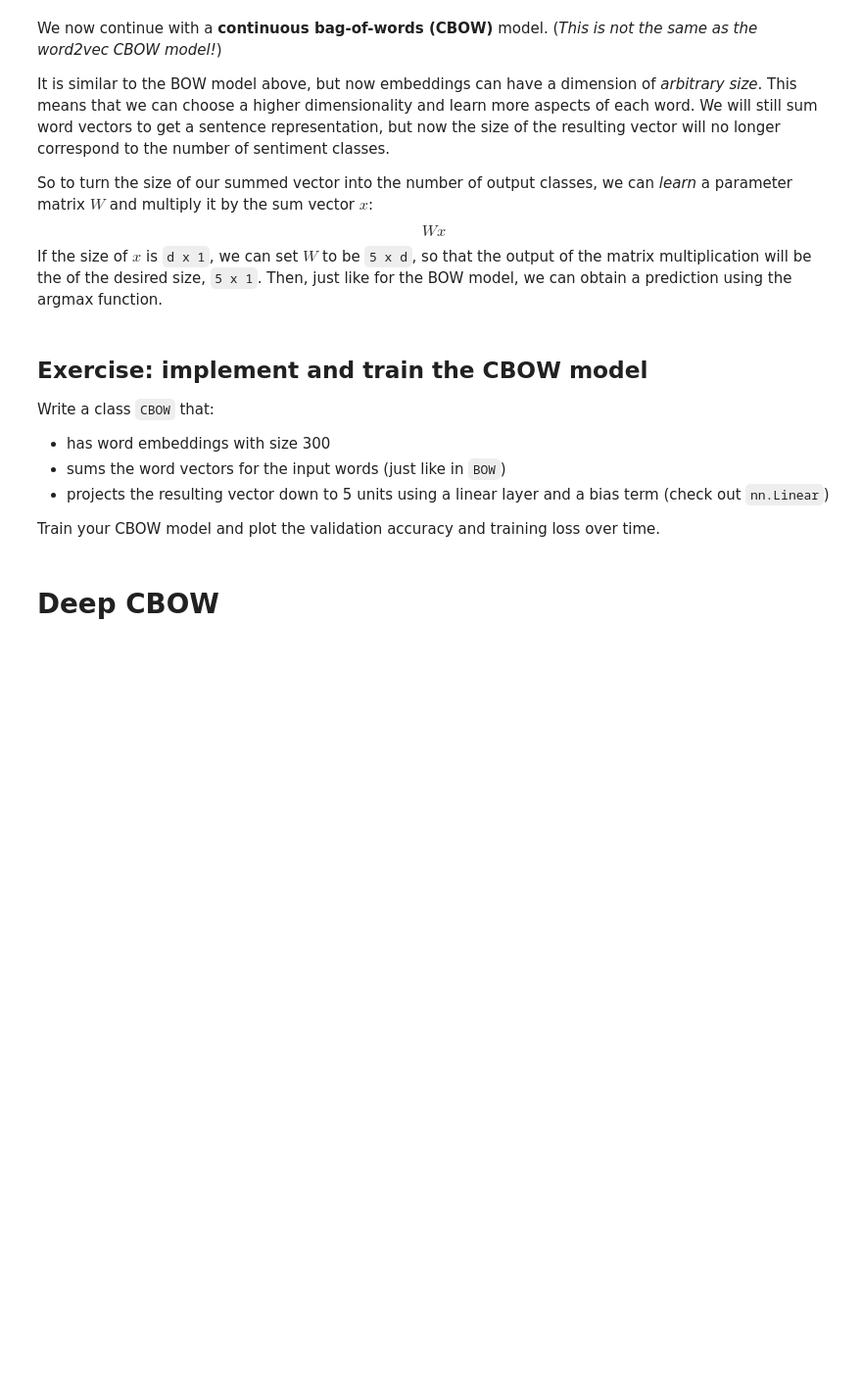
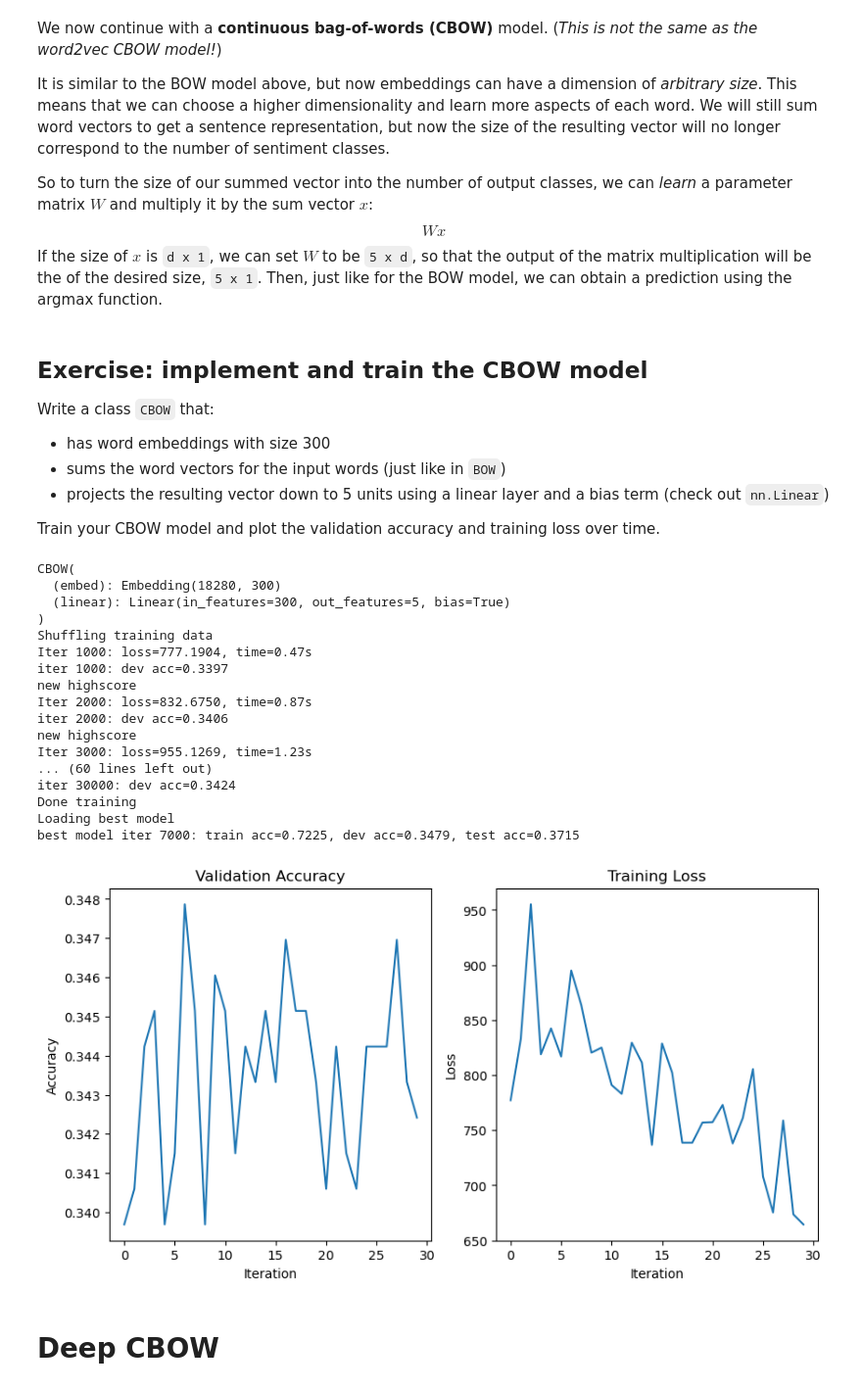
Before and after one commit to NiccoloCase/uva-nlp-1-assignments, a Jupyter notebook: assignment2/NLP1_2025_Practical_2.ipynb, the cells around one changed output. Shown at 98% size. Cells and saved outputs as stored; diff of their text form; code cells hidden in the pictures; blank space fills up the shorter version.

Commit message:
implemented CBOW model.

```diff
--- a/assignment2/NLP1_2025_Practical_2.ipynb
+++ b/assignment2/NLP1_2025_Practical_2.ipynb
@@ -610,14 +610,15 @@ def train_model(model, optimizer, num_iterations=10000,
       # backward pass (tip: check the Introduction to PyTorch notebook)
 
       # erase previous gradients
-      raise NotImplementedError("Implement this")
       # YOUR CODE HERE
+      optimizer.zero_grad()
 
       # compute gradients
       # YOUR CODE HERE
+      loss.backward()
 
       # update weights - take a small step in the opposite dir of the gradient
-      # YOUR CODE HERE
+      optimizer.step()
 
       print_num += 1
       iter_i += 1
@@ -728,3 +774,48 @@ Train your CBOW model and plot the validation accuracy and training loss over ti
+# %%
+cbow_model = CBOW(len(v.w2i), 300, len(t2i), vocab=v)
+print(cbow_model)
+cbow_model = bow_model.to(device)
+
+optimizer = optim.Adam(cbow_model.parameters(), lr=0.0005)
+cbow_losses, cbow_accuracies = train_model(
+    cbow_model, optimizer, num_iterations=30000,
+    print_every=1000, eval_every=1000)
+
+
+# Plot the training and validation accuracies next to each other
+plot = plt.figure(figsize=(10, 5))
+plot.add_subplot(1, 2, 1)
+plt.plot(cbow_accuracies)
+plt.title("Validation Accuracy")
+plt.xlabel("Iteration")
+plt.ylabel("Accuracy")
+
+plot.add_subplot(1, 2, 2)
+plt.plot(cbow_losses)
+plt.title("Training Loss")
+plt.xlabel("Iteration")
+plt.ylabel("Loss")
+
+plt.show()
+# %% [output]
+CBOW(
+  (embed): Embedding(18280, 300)
+  (linear): Linear(in_features=300, out_features=5, bias=True)
+)
+Shuffling training data
+Iter 1000: loss=777.1904, time=0.47s
+iter 1000: dev acc=0.3397
+new highscore
+Iter 2000: loss=832.6750, time=0.87s
+iter 2000: dev acc=0.3406
+new highscore
+Iter 3000: loss=955.1269, time=1.23s
+... (60 lines left out)
+iter 30000: dev acc=0.3424
+Done training
+Loading best model
+best model iter 7000: train acc=0.7225, dev acc=0.3479, test acc=0.3715
+[figure, added]
 # %% [markdown]
 # Deep CBOW
 # %% [markdown]
```
Also changed, not shown: parts of 5 cells of this notebook.
